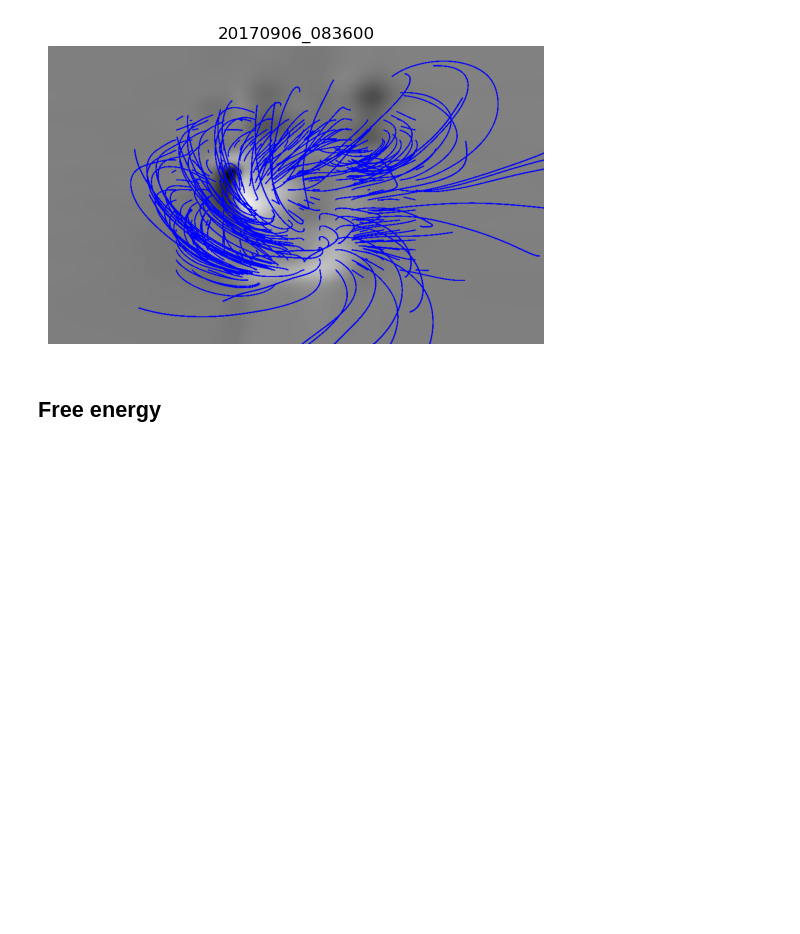
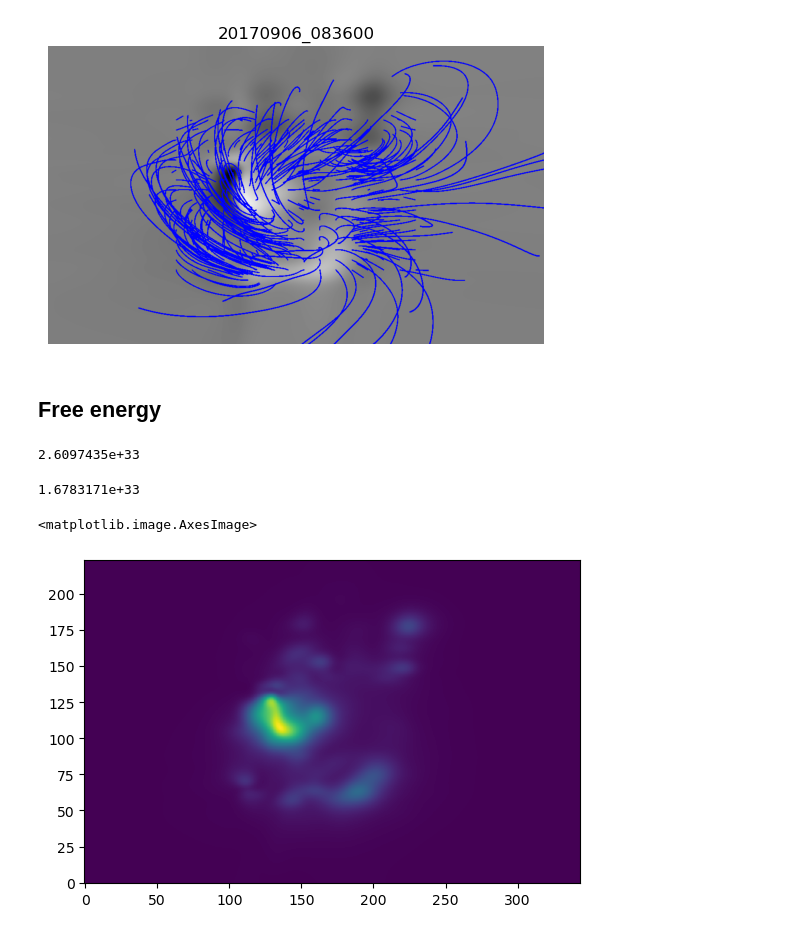
Before and after one commit to mgjeon/2023_zpinn, a Jupyter notebook: nbs/29_SPINN_series_viz.ipynb, the cells around one changed output. Saved outputs shown, nothing was run; the diff lists cells and outputs as text; code cells hidden in the pictures; blank space fills up the shorter version.

```diff
--- a/nbs/29_SPINN_series_viz.ipynb
+++ b/nbs/29_SPINN_series_viz.ipynb
@@ -145,3 +145,12 @@ z_pixels = int(np.ceil(20 / (Mm_per_pixel)))
 # %%
 from tqdm import tqdm
 import datetime as dt
+# %%
+B_vtk = B_list[0]
+b_pot_vtk = b_potential_list[0]
+
+B_mesh = pv.read(B_vtk)
+b_pot_mesh = pv.read(b_pot_vtk)
+
+B = B_mesh['B'].reshape(Nz, Ny, Nx, 3).transpose(2, 1, 0, 3)
+b_pot = b_pot_mesh['B'].reshape(Nz, Ny, Nx, 3).transpose(2, 1, 0, 3)
@@ -147,0 +165,13 @@ import datetime as dt
+# %%
+me.sum()
+# %% [output]
+2.6097435e+33
+# %%
+pot_me.sum()
+# %% [output]
+1.6783171e+33
+# %%
+plt.imshow(me.sum(2).T, origin='lower')
+# %% [output]
+<matplotlib.image.AxesImage>
+[figure, added]
```
Also changed, not shown: parts of 9 cells of this notebook, 7 other files.
